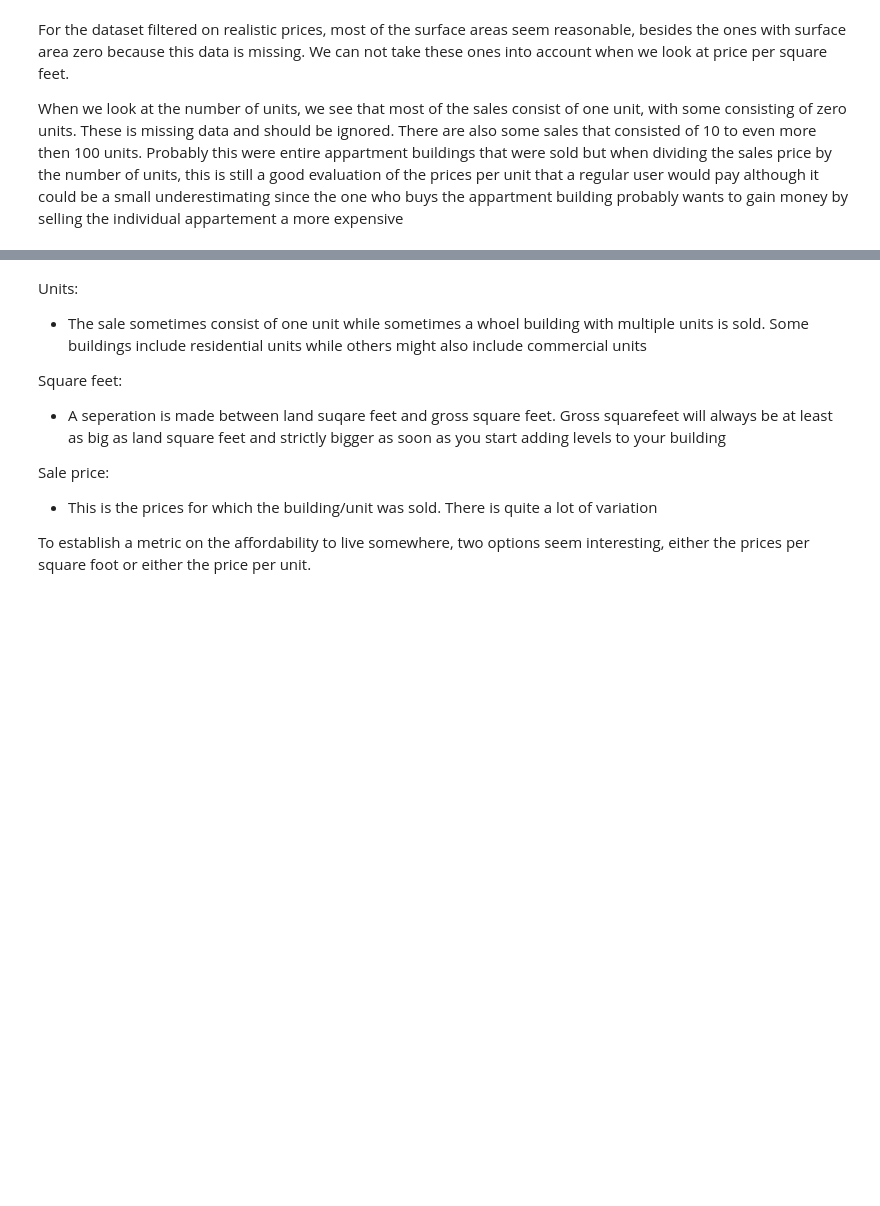
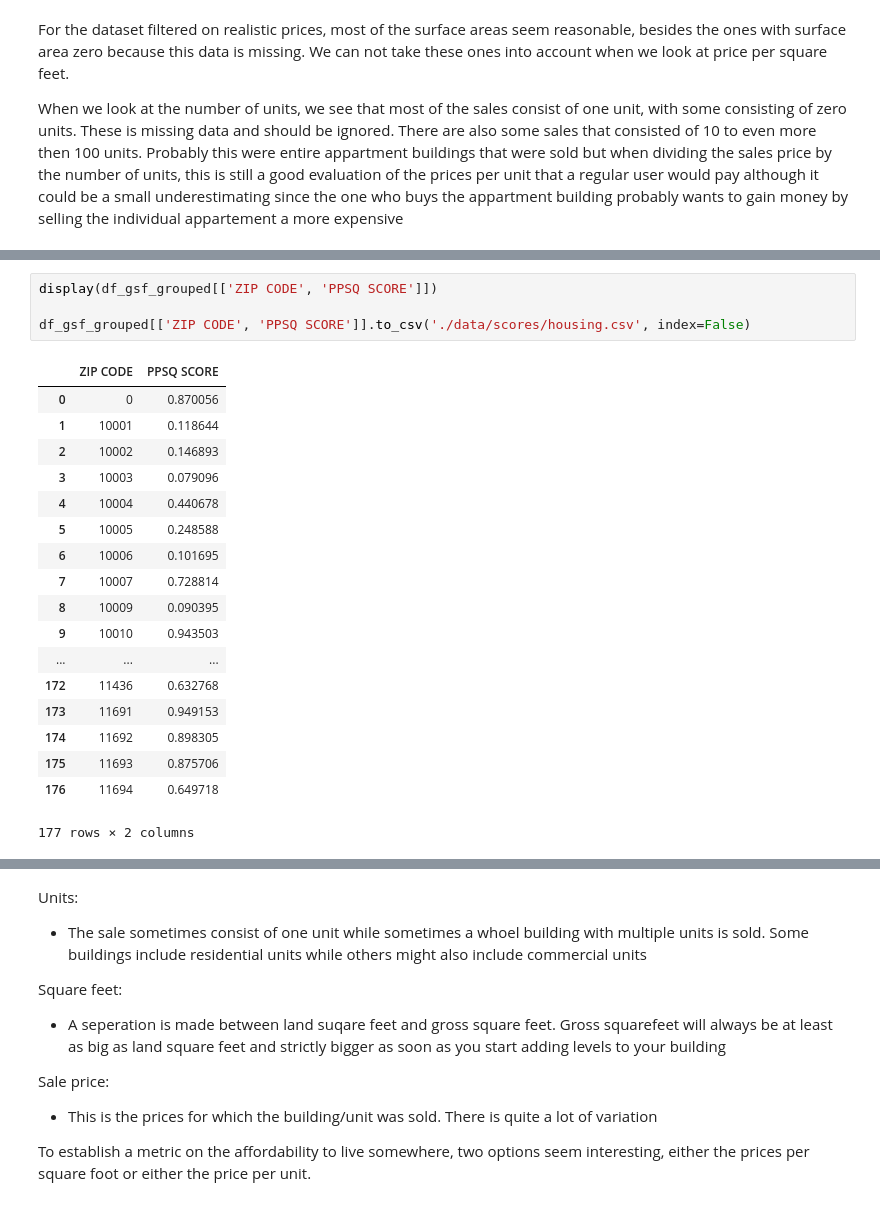
Before and after one commit to ThibauldBraet/Whos-your-data, a Jupyter notebook: Housing.ipynb, the cells around one changed output, grey strips where cells are left out. Saved outputs shown, nothing was run; the diff lists cells and outputs as text; blank space fills up the shorter version.

```diff
--- a/Housing.ipynb
+++ b/Housing.ipynb
@@ -317,0 +467,23 @@ When we look at the number of units, we see that most of the sales consist of on
+# %%
+display(df_gsf_grouped[['ZIP CODE', 'PPSQ SCORE']])
+
+df_gsf_grouped[['ZIP CODE', 'PPSQ SCORE']].to_csv('./data/scores/housing.csv', index=False)
+# %% [output]
+|  | ZIP CODE | PPSQ SCORE |
+| 0 | 0 | 0.870056 |
+| 1 | 10001 | 0.118644 |
+| 2 | 10002 | 0.146893 |
+| 3 | 10003 | 0.079096 |
+| 4 | 10004 | 0.440678 |
+| 5 | 10005 | 0.248588 |
+| 6 | 10006 | 0.101695 |
+| 7 | 10007 | 0.728814 |
+| 8 | 10009 | 0.090395 |
+| 9 | 10010 | 0.943503 |
+| ... | ... | ... |
+| 172 | 11436 | 0.632768 |
+| 173 | 11691 | 0.949153 |
+| 174 | 11692 | 0.898305 |
+| 175 | 11693 | 0.875706 |
+| 176 | 11694 | 0.649718 |
+177 rows × 2 columns
```
Also changed, not shown: parts of 20 cells of this notebook, 3 other files.
